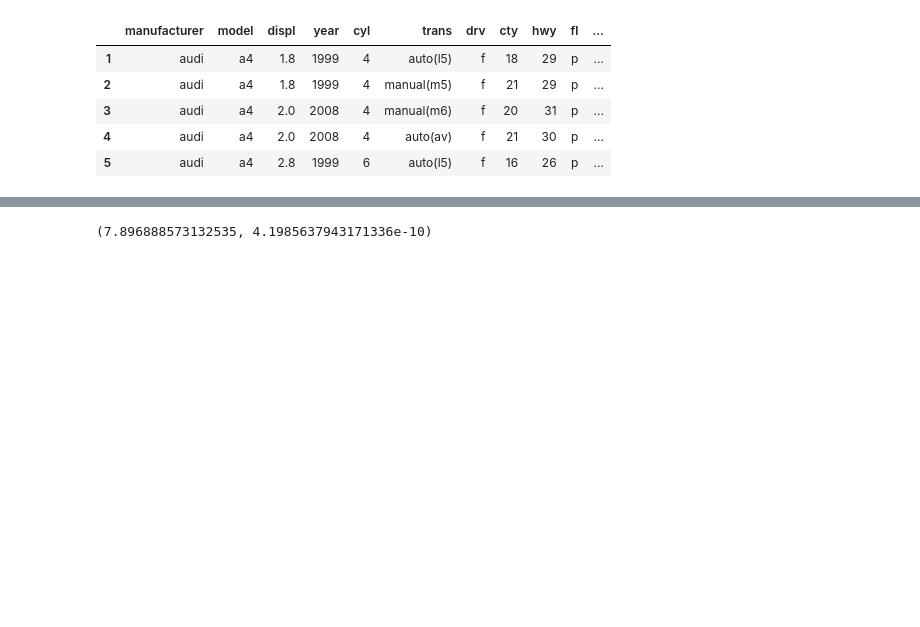
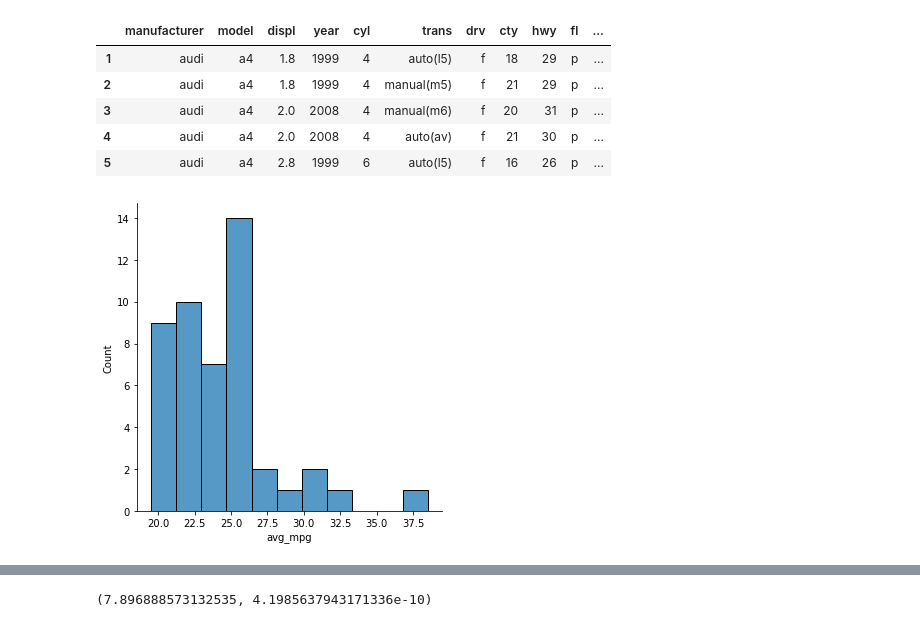
Before and after one commit to jeffakins/statistics_exercises, a Jupyter notebook: hypothesis_testing.ipynb, the cells around one changed output, grey strips where cells are left out. Cells and saved outputs as stored; diff of their text form; code cells hidden in the pictures; blank space fills up the shorter version.

```diff
--- a/hypothesis_testing.ipynb
+++ b/hypothesis_testing.ipynb
@@ -180,3 +194,9 @@ mpg.head()
 | 3 | audi | a4 | 2.0 | 2008 | 4 | manual(m6) | f | 20 | 31 | p | ... |
 | 4 | audi | a4 | 2.0 | 2008 | 4 | auto(av) | f | 21 | 30 | p | ... |
 | 5 | audi | a4 | 2.8 | 1999 | 6 | auto(l5) | f | 16 | 26 | p | ... |
+# %%
+# compact car's average mpg
+sns.displot(mpg[mpg.typ == "compact"].avg_mpg)
+plt.show()
+# %% [output]
+[figure, added]
```
Also changed, not shown: parts of 13 cells of this notebook.
